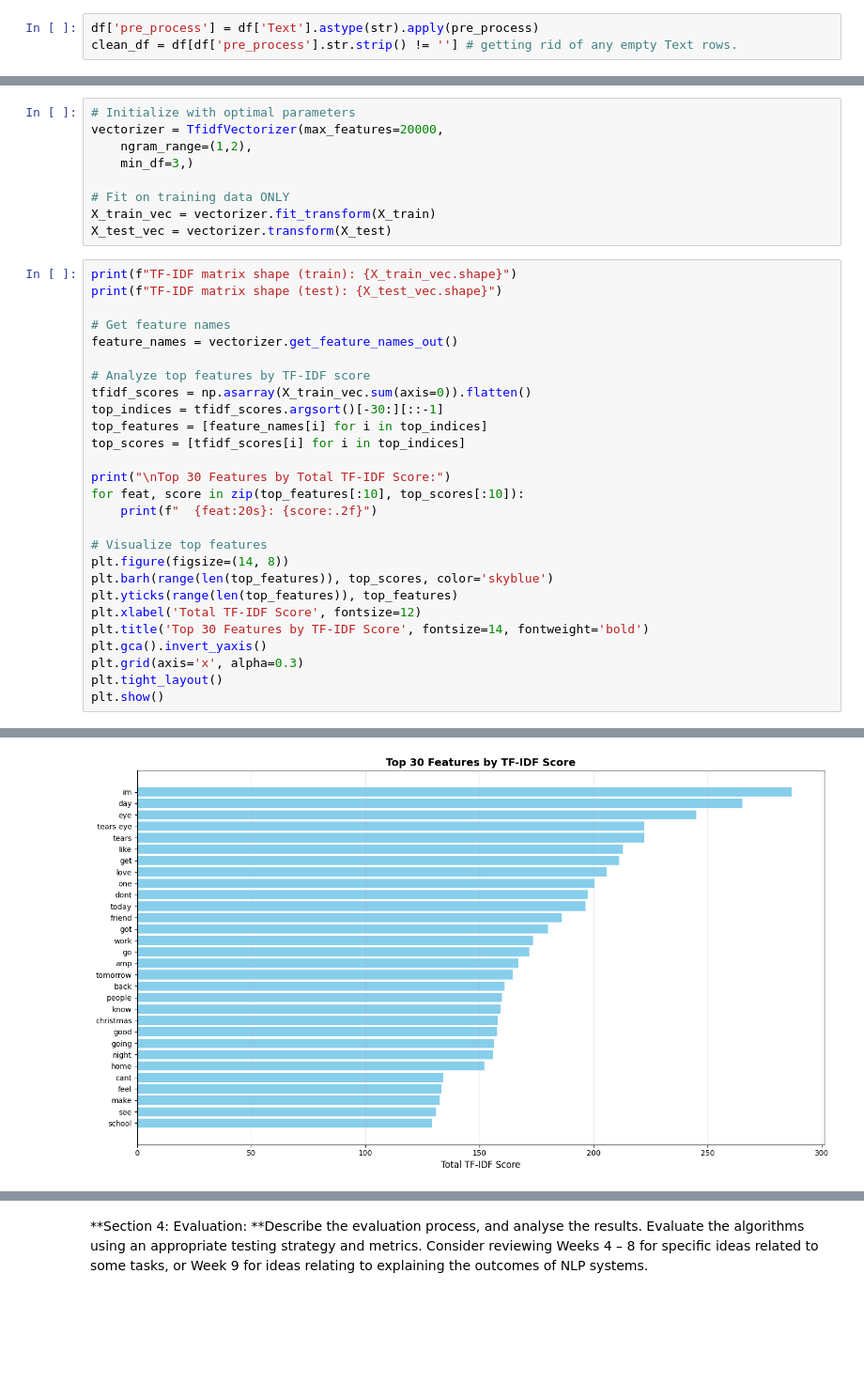
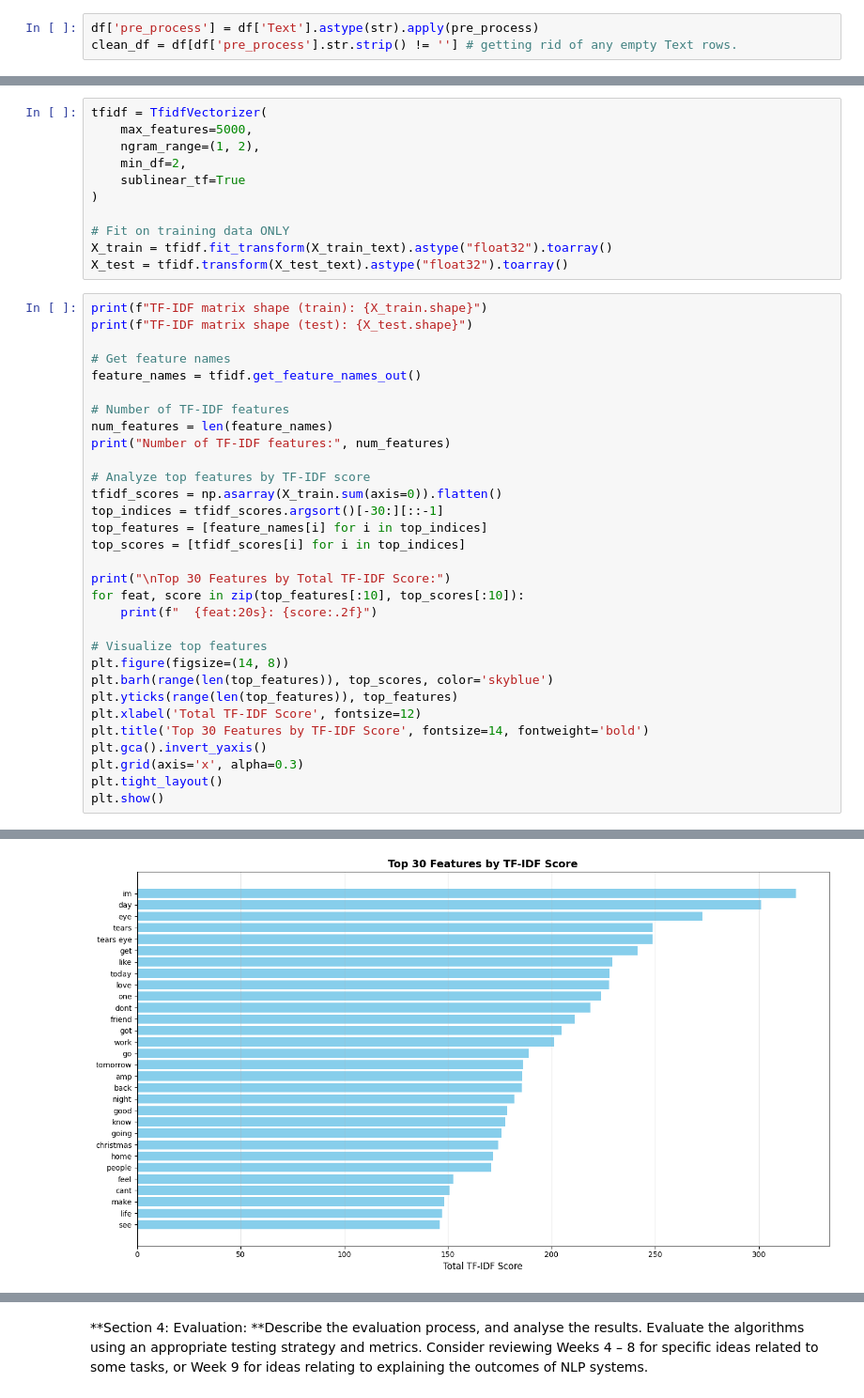
Before and after one commit to Tsaraban/CM4145_NLP_coursework, a Jupyter notebook: CE4145_coursework.ipynb, the cells around one changed output, grey strips where cells are left out. Shown at 94% size. Drawn from its saved outputs; the diff is of its cells as text; blank space fills up the shorter version.

```diff
--- a/CE4145_coursework.ipynb
+++ b/CE4145_coursework.ipynb
@@ -711,21 +824,27 @@ dataset.
 # %%
-# Initialize with optimal parameters
-vectorizer = TfidfVectorizer(max_features=20000,
-    ngram_range=(1,2),
-    min_df=3,)
+tfidf = TfidfVectorizer(
+    max_features=5000,
+    ngram_range=(1, 2),
+    min_df=2,
+    sublinear_tf=True
+)
 
 # Fit on training data ONLY
-X_train_vec = vectorizer.fit_transform(X_train)
-X_test_vec = vectorizer.transform(X_test)
+X_train = tfidf.fit_transform(X_train_text).astype("float32").toarray()
+X_test = tfidf.transform(X_test_text).astype("float32").toarray()
 # %%
-print(f"TF-IDF matrix shape (train): {X_train_vec.shape}")
-print(f"TF-IDF matrix shape (test): {X_test_vec.shape}")
+print(f"TF-IDF matrix shape (train): {X_train.shape}")
+print(f"TF-IDF matrix shape (test): {X_test.shape}")
 
 # Get feature names
-feature_names = vectorizer.get_feature_names_out()
+feature_names = tfidf.get_feature_names_out()
+
+# Number of TF-IDF features
+num_features = len(feature_names)
+print("Number of TF-IDF features:", num_features)
 
 # Analyze top features by TF-IDF score
-tfidf_scores = np.asarray(X_train_vec.sum(axis=0)).flatten()
+tfidf_scores = np.asarray(X_train.sum(axis=0)).flatten()
 top_indices = tfidf_scores.argsort()[-30:][::-1]
 top_features = [feature_names[i] for i in top_indices]
 top_scores = [tfidf_scores[i] for i in top_indices]
@@ -762 +882 @@ Top 30 Features by Total TF-IDF Score:
-[figure, old version]
+[figure, new version]
```
Also changed, not shown: parts of 65 cells of this notebook.
